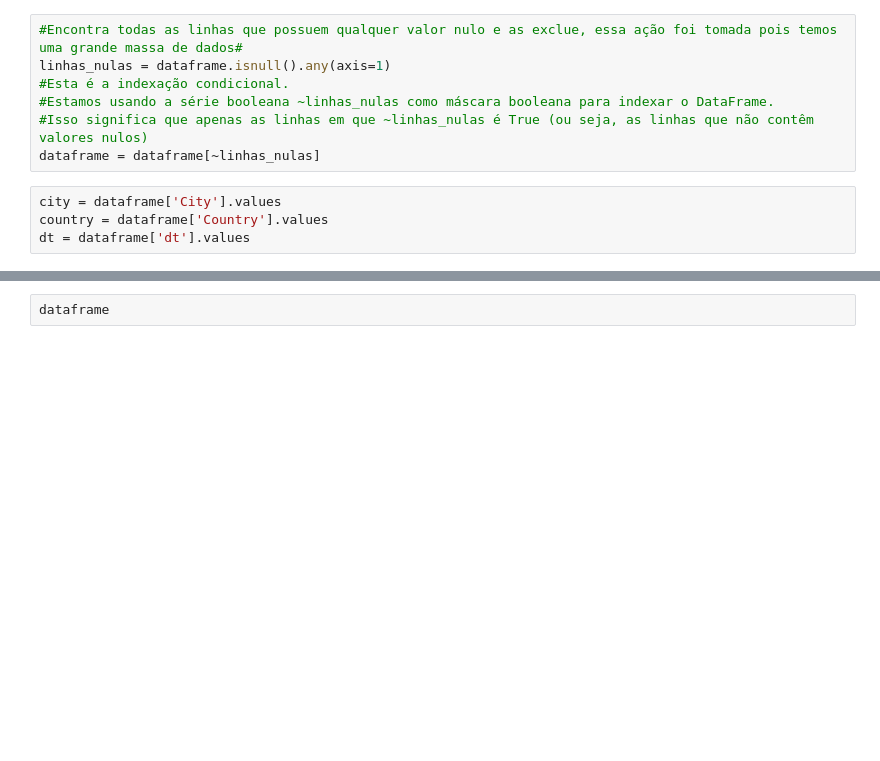
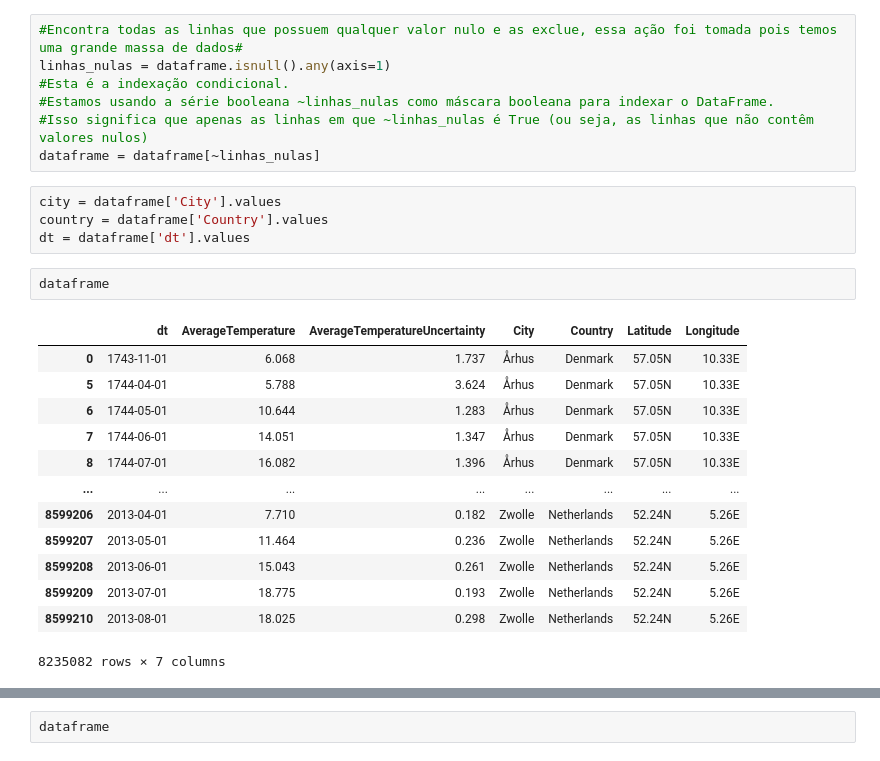
Before and after one commit to RenatoRibas/PRJ01-Machine-Learning, a Jupyter notebook: Previsão_do_clima.ipynb, the cells around one changed output, grey strips where cells are left out. Drawn from its saved outputs; the diff is of its cells as text; blank space fills up the shorter version.

```diff
--- a/Previsão_do_clima.ipynb
+++ b/Previsão_do_clima.ipynb
@@ -20,6 +41,22 @@ dataframe = dataframe[~linhas_nulas]
 city = dataframe['City'].values
 country = dataframe['Country'].values
 dt = dataframe['dt'].values
+# %%
+dataframe
+# %% [output]
+|  | dt | AverageTemperature | AverageTemperatureUncertainty | City | Country | Latitude | Longitude |
+| 0 | 1743-11-01 | 6.068 | 1.737 | Århus | Denmark | 57.05N | 10.33E |
+| 5 | 1744-04-01 | 5.788 | 3.624 | Århus | Denmark | 57.05N | 10.33E |
+| 6 | 1744-05-01 | 10.644 | 1.283 | Århus | Denmark | 57.05N | 10.33E |
+| 7 | 1744-06-01 | 14.051 | 1.347 | Århus | Denmark | 57.05N | 10.33E |
+| 8 | 1744-07-01 | 16.082 | 1.396 | Århus | Denmark | 57.05N | 10.33E |
+| ... | ... | ... | ... | ... | ... | ... | ... |
+| 8599206 | 2013-04-01 | 7.710 | 0.182 | Zwolle | Netherlands | 52.24N | 5.26E |
+| 8599207 | 2013-05-01 | 11.464 | 0.236 | Zwolle | Netherlands | 52.24N | 5.26E |
+| 8599208 | 2013-06-01 | 15.043 | 0.261 | Zwolle | Netherlands | 52.24N | 5.26E |
+| 8599209 | 2013-07-01 | 18.775 | 0.193 | Zwolle | Netherlands | 52.24N | 5.26E |
+| 8599210 | 2013-08-01 | 18.025 | 0.298 | Zwolle | Netherlands | 52.24N | 5.26E |
+8235082 rows × 7 columns
 # %%
 encoder = preprocessing.OrdinalEncoder()
 country_encoder = encoder.fit_transform(country.reshape(-1,1))
```
Also changed, not shown: parts of 14 cells of this notebook.
